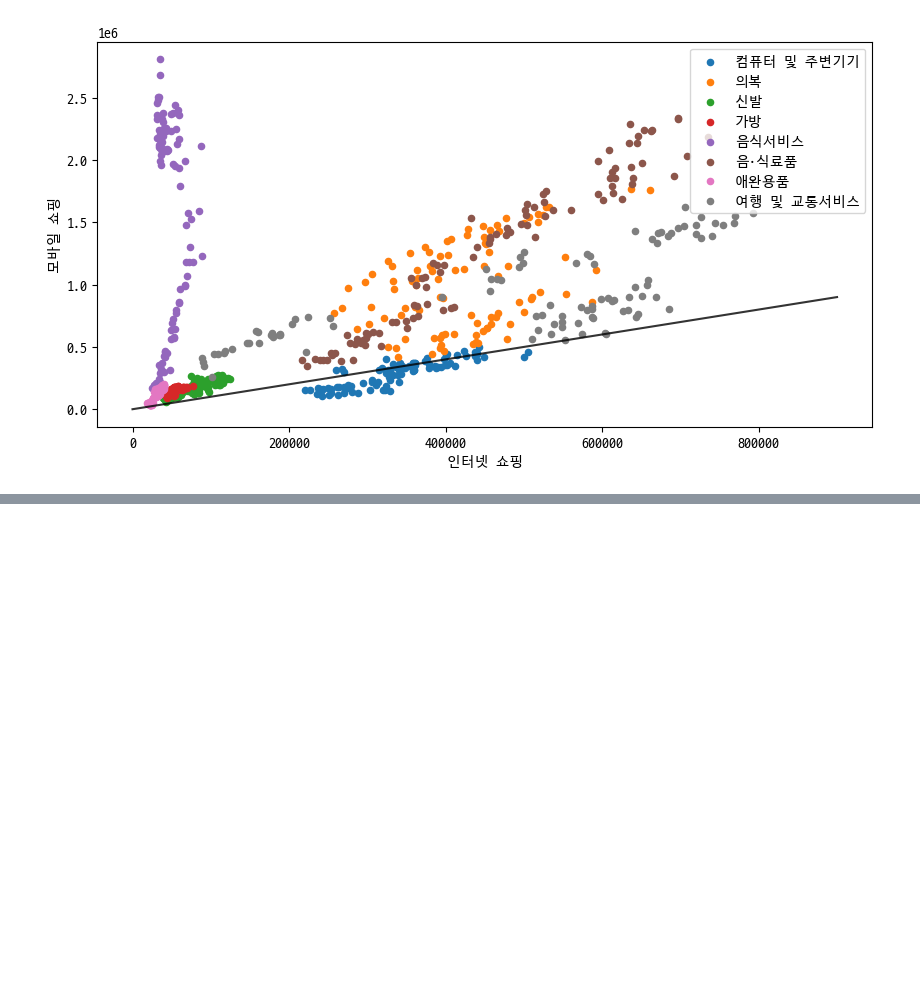
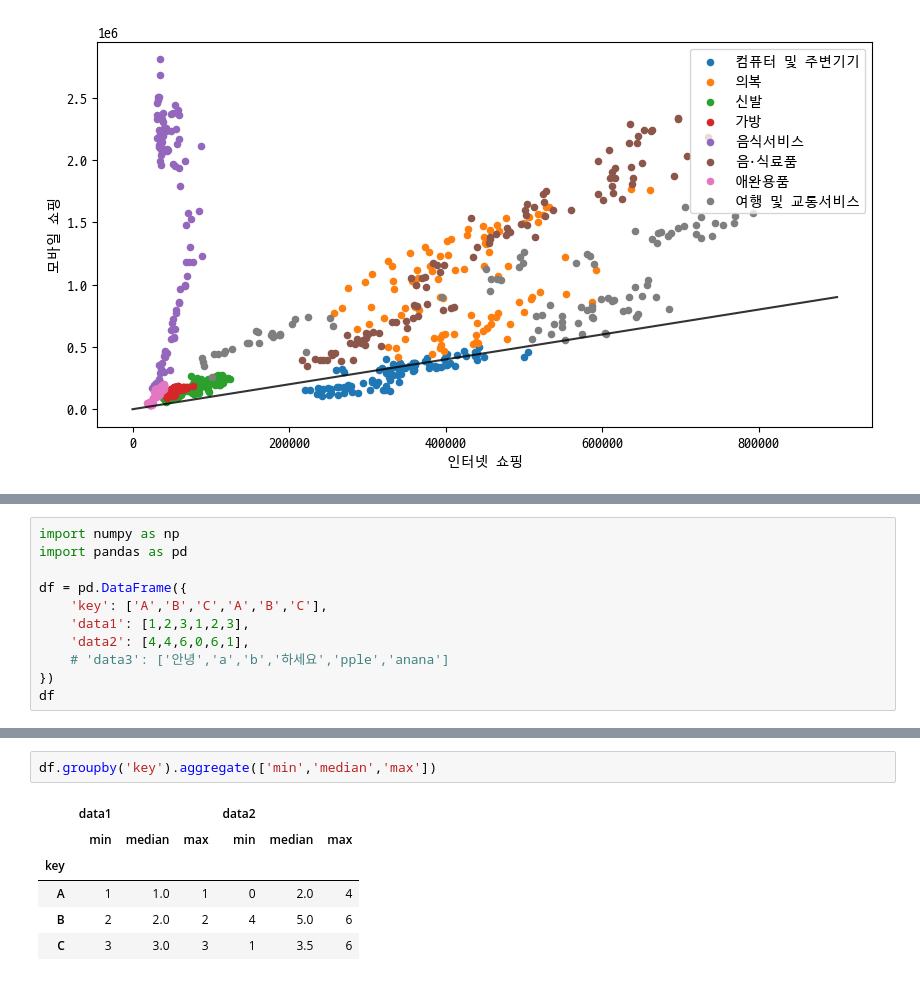
Before and after one commit to JeongHui-seong/py_hs01, a Jupyter notebook: python11.ipynb, the cells around one changed output, grey strips where cells are left out. Cells and saved outputs as stored; diff of their text form; blank space fills up the shorter version.

```diff
--- a/python11.ipynb
+++ b/python11.ipynb
@@ -286,0 +531,11 @@ plt.show()
+# %%
+import numpy as np
+import pandas as pd
+
+df = pd.DataFrame({
+    'key': ['A','B','C','A','B','C'],
+    'data1': [1,2,3,1,2,3],
+    'data2': [4,4,6,0,6,1],
+    # 'data3': ['안녕','a','b','하세요','pple','anana']
+})
+df
@@ -286,0 +566,9 @@ plt.show()
+# %%
+df.groupby('key').aggregate(['min','median','max'])
+# %% [output]
+|  | data1 |  |  | data2 |  |  |
+|  | min | median | max | min | median | max |
+| key |  |  |  |  |  |  |
+| A | 1 | 1.0 | 1 | 0 | 2.0 | 4 |
+| B | 2 | 2.0 | 2 | 4 | 5.0 | 6 |
+| C | 3 | 3.0 | 3 | 1 | 3.5 | 6 |
```
Also changed, not shown: parts of 19 cells of this notebook, 12 other files.
